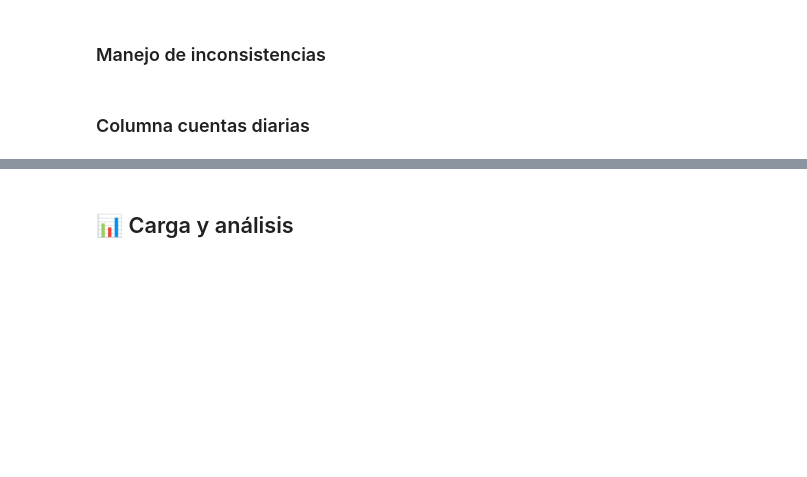
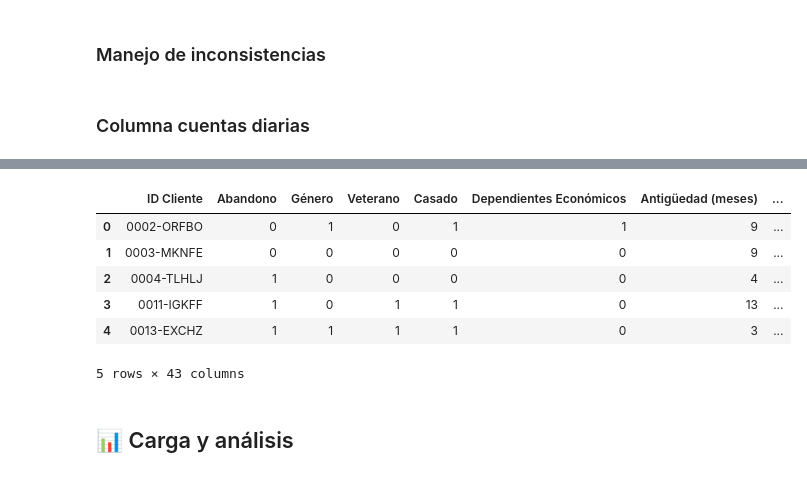
Before and after one commit to IsaiasRVH2/Challenge-Telecom-X, a Jupyter notebook: TelecomX_LATAM.ipynb, the cells around one changed output, grey strips where cells are left out. Cells and saved outputs as stored; diff of their text form; code cells hidden in the pictures; blank space fills up the shorter version.

```diff
--- a/TelecomX_LATAM.ipynb
+++ b/TelecomX_LATAM.ipynb
@@ -287,0 +290,14 @@ df['cuentas_diarias'] = df['account.Charges.Monthly'] / 30
+# %%
+# Se transforman valores de Yes y No a numéricos
+df['Churn'] = df['Churn'].map({'Yes': 1, 'No': 0})
+df['customer.Partner'] = df['customer.Partner'].map({'Yes': 1, 'No': 0})
+df['customer.Dependents'] = df['customer.Dependents'].map({'Yes': 1, 'No': 0})
+df['phone.PhoneService'] = df['phone.PhoneService'].map({'Yes': 1, 'No': 0})
+df['account.PaperlessBilling'] = df['account.PaperlessBilling'].map({'Yes': 1, 'No': 0})
+
+# Se transforma el genero de Female y Male a numéricos
+df['customer.gender'] = df['customer.gender'].map({'Female': 1, 'Male': 0})
+
+# One Hot Encoding para las columnas categóricas
+categorical_columns = ['phone.MultipleLines', 'internet.InternetService', 'internet.OnlineSecurity', 'internet.OnlineBackup', 'internet.DeviceProtection', 'internet.TechSupport', 'internet.StreamingTV', 'internet.StreamingMovies', 'account.Contract', 'account.PaymentMethod']
+df = pd.get_dummies(df, columns=categorical_columns, drop_first=False, dtype=np.int8)
@@ -288,3 +324,39 @@ df['cuentas_diarias'] = df['account.Charges.Monthly'] / 30
+# %%
+columnas = ['ID Cliente', 'Abandono', 'Género', 'Veterano',
+            'Casado', 'Dependientes Económicos', 'Antigüedad (meses)',
+            'Servicio Telefónico', 'Factura Electrónica',
+            'Cargo Mensual', 'Cargo Total', 'Cuentas Diarias',
+            'Multilinea Telefónica: No', 'Multilinea Telefónica: Sin teléfono',
+            'Multilinea Telefónica: Sí', 'Internet: DSL',
+            'Internet: Fibra Óptica', 'Internet: No',
+            'Seguridad en Linea: No',
+            'Seguridad en Linea: Sin Internet',
+            'Seguridad en Linea: Sí', 'Respaldo en Linea: No',
+            'Respaldo en Linea: Sin Internet',
+            'Respaldo en Linea: Sí', 'Protección de Dispositivo: No',
+            'Protección de Dispositivo: Sin Internet',
+            'Protección de Dispositivo: Sí', 'Soporte Técnico: No',
+            'Soporte Técnico: Sin Internet', 'Soporte Técnico: Sí',
+            'TV en Streaming: No', 'TV en Streaming: Sin Internet',
+            'TV en Streaming: Sí', 'Películas en Streaming: No',
+            'Películas en Streaming: Sin Internet',
+            'Películas en Streaming: Sí', 'Contrato: Mes a Mes',
+            'Contrato: Un Año', 'Contrato: Dos Años',
+            'Método de Pago: Transferencia Bancaria',
+            'Método de Pago: Tarjeta de crédito',
+            'Método de Pago: Cheque electrónico',
+            'Método de Pago: Cheque enviado por correo']
+
+df.columns = columnas
+df.head()
+# %% [output]
+|  | ID Cliente | Abandono | Género | Veterano | Casado | Dependientes Económicos | Antigüedad (meses) | ... |
+| 0 | 0002-ORFBO | 0 | 1 | 0 | 1 | 1 | 9 | ... |
+| 1 | 0003-MKNFE | 0 | 0 | 0 | 0 | 0 | 9 | ... |
+| 2 | 0004-TLHLJ | 1 | 0 | 0 | 0 | 0 | 4 | ... |
+| 3 | 0011-IGKFF | 1 | 0 | 1 | 1 | 0 | 13 | ... |
+| 4 | 0013-EXCHZ | 1 | 1 | 1 | 1 | 0 | 3 | ... |
+5 rows × 43 columns
 # %% [markdown]
 ## 📊 Carga y análisis
 # %% [markdown]
```
Also changed, not shown: parts of 2 cells of this notebook.
